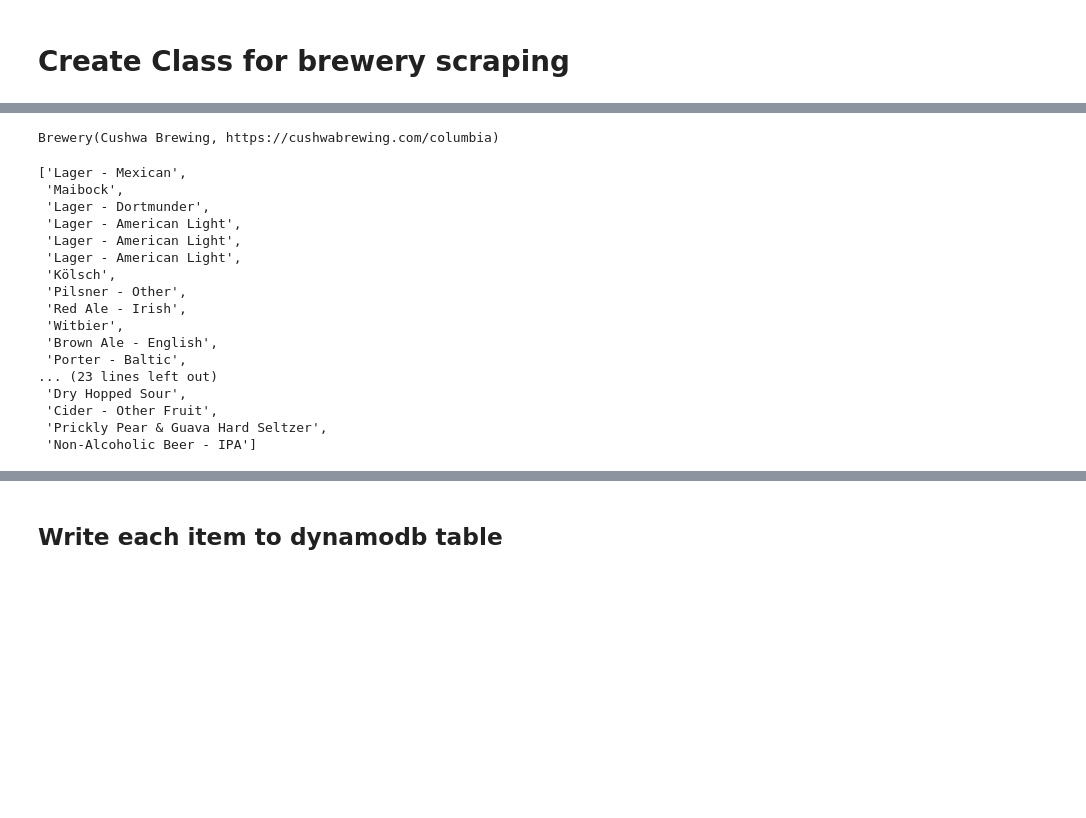
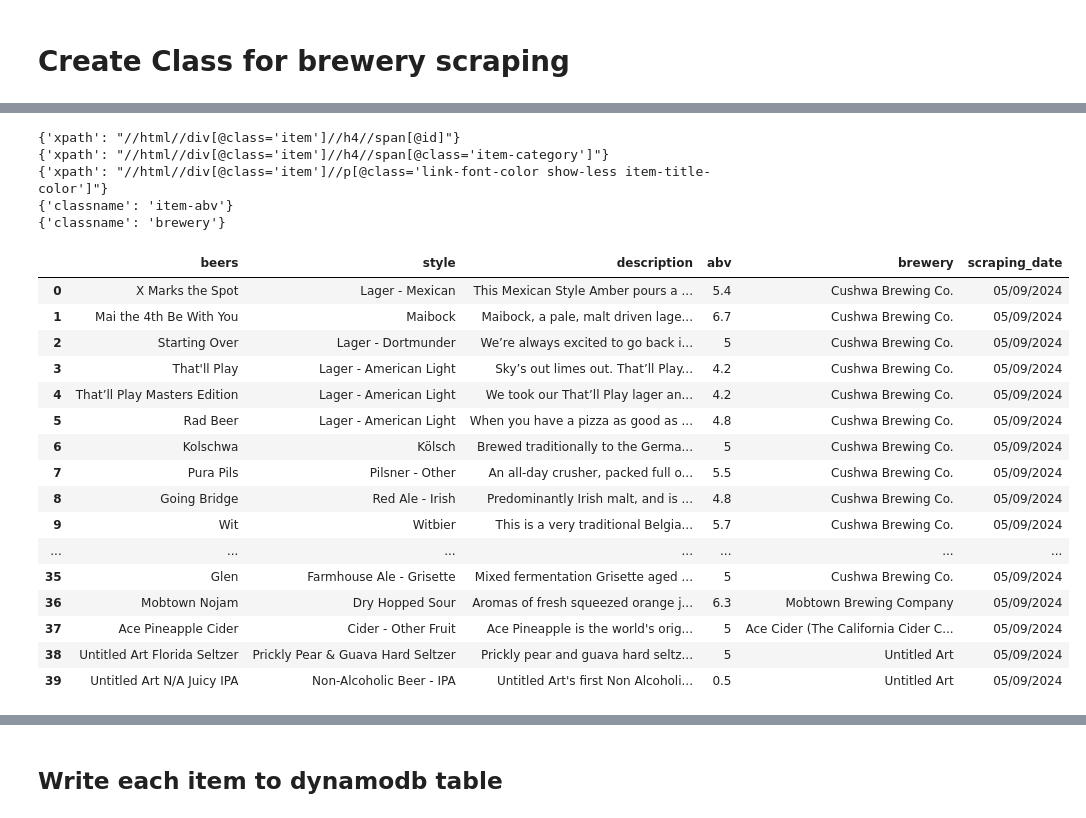
Before and after one commit to pizacd/MD_brewery_scraper, a Jupyter notebook: Brewery_scraper.ipynb, the cells around one changed output, grey strips where cells are left out. Saved outputs shown, nothing was run; the diff lists cells and outputs as text; code cells hidden in the pictures; blank space fills up the shorter version.

Commit message:
Removed hardcoded xpaths from first website
Referenced the xpaths from loaded json file. Used function scrape_info to load all beer information into a dictionary for writing to NoSQL table.

```diff
--- a/Brewery_scraper.ipynb
+++ b/Brewery_scraper.ipynb
@@ -85,9 +105,3 @@ def scrape_info(scraping_method: str, scraping_path: str) ->list:
 
     # [col.text for col in driver.find_elements(By.CLASS_NAME,'item-abv')]
     # pass
-# %%
-for key, val in test['cushwa']['beers'].items():
-    result = scrape_info(key,val)
-# %%
-for key in test["cushwa"].keys():
-    print(key)
@@ -146,6 +158,2 @@ def authenticate_age(scraping_path: str):
 # %%
 authenticate_age("overAge")
-# %%
-cushwa
-# %% [output]
-Brewery(Cushwa Brewing, https://cushwabrewing.com/columbia)
@@ -159,22 +160,42 @@ descrips = [col.text for col in driver.find_elements(By.XPATH,
-# %%
-cushwa.style
-# %% [output]
-['Lager - Mexican',
- 'Maibock',
- 'Lager - Dortmunder',
- 'Lager - American Light',
- 'Lager - American Light',
- 'Lager - American Light',
- 'Kölsch',
- 'Pilsner - Other',
- 'Red Ale - Irish',
- 'Witbier',
- 'Brown Ale - English',
- 'Porter - Baltic',
-... (23 lines left out)
- 'Dry Hopped Sour',
- 'Cider - Other Fruit',
- 'Prickly Pear & Guava Hard Seltzer',
- 'Non-Alcoholic Beer - IPA']
+# %%
+for key in beer_json['cushwa']['beer_attrs'].keys():
+    print(beer_json['cushwa']['beer_attrs'][key])
+# %% [output]
+{'xpath': "//html//div[@class='item']//h4//span[@id]"}
+{'xpath': "//html//div[@class='item']//h4//span[@class='item-category']"}
+{'xpath': "//html//div[@class='item']//p[@class='link-font-color show-less item-title-color']"}
+{'classname': 'item-abv'}
+{'classname': 'brewery'}
+# %%
+beer_dict = dict()
+for key in beer_json['cushwa']['beer_attrs'].keys():
+    if key.lower() != 'abv':
+        beer_dict[key] = scrape_info(beer_json['cushwa']["beer_attrs"][key])
+    else:
+        beer_dict[key] = [clean_abv(abv) \
+                          for abv in scrape_info(beer_json['cushwa'] \
+                                                 ["beer_attrs"][key])]
+
+beer_dict["scraping_date"] = date.today().strftime("%m/%d/%Y")
+# %%
+pd.DataFrame(beer_dict)
+# %% [output]
+|  | beers | style | description | abv | brewery | scraping_date |
+| 0 | X Marks the Spot | Lager - Mexican | This Mexican Style Amber pours a ... | 5.4 | Cushwa Brewing Co. | 05/09/2024 |
+| 1 | Mai the 4th Be With You | Maibock | Maibock, a pale, malt driven lage... | 6.7 | Cushwa Brewing Co. | 05/09/2024 |
+| 2 | Starting Over | Lager - Dortmunder | We’re always excited to go back i... | 5 | Cushwa Brewing Co. | 05/09/2024 |
+| 3 | That'll Play | Lager - American Light | Sky’s out limes out. That’ll Play... | 4.2 | Cushwa Brewing Co. | 05/09/2024 |
+| 4 | That’ll Play Masters Edition | Lager - American Light | We took our That’ll Play lager an... | 4.2 | Cushwa Brewing Co. | 05/09/2024 |
+| 5 | Rad Beer | Lager - American Light | When you have a pizza as good as ... | 4.8 | Cushwa Brewing Co. | 05/09/2024 |
+| 6 | Kolschwa | Kölsch | Brewed traditionally to the Germa... | 5 | Cushwa Brewing Co. | 05/09/2024 |
+| 7 | Pura Pils | Pilsner - Other | An all-day crusher, packed full o... | 5.5 | Cushwa Brewing Co. | 05/09/2024 |
+| 8 | Going Bridge | Red Ale - Irish | Predominantly Irish malt, and is ... | 4.8 | Cushwa Brewing Co. | 05/09/2024 |
+| 9 | Wit | Witbier | This is a very traditional Belgia... | 5.7 | Cushwa Brewing Co. | 05/09/2024 |
+| ... | ... | ... | ... | ... | ... | ... |
+| 35 | Glen | Farmhouse Ale - Grisette | Mixed fermentation Grisette aged ... | 5 | Cushwa Brewing Co. | 05/09/2024 |
+| 36 | Mobtown Nojam | Dry Hopped Sour | Aromas of fresh squeezed orange j... | 6.3 | Mobtown Brewing Company | 05/09/2024 |
+| 37 | Ace Pineapple Cider | Cider - Other Fruit | Ace Pineapple is the world's orig... | 5 | Ace Cider (The California Cider C... | 05/09/2024 |
+| 38 | Untitled Art Florida Seltzer | Prickly Pear & Guava Hard Seltzer | Prickly pear and guava hard seltz... | 5 | Untitled Art | 05/09/2024 |
+| 39 | Untitled Art N/A Juicy IPA | Non-Alcoholic Beer - IPA | Untitled Art's first Non Alcoholi... | 0.5 | Untitled Art | 05/09/2024 |
 # %%
 driver.quit()
```
Also changed, not shown: parts of 25 cells of this notebook.
